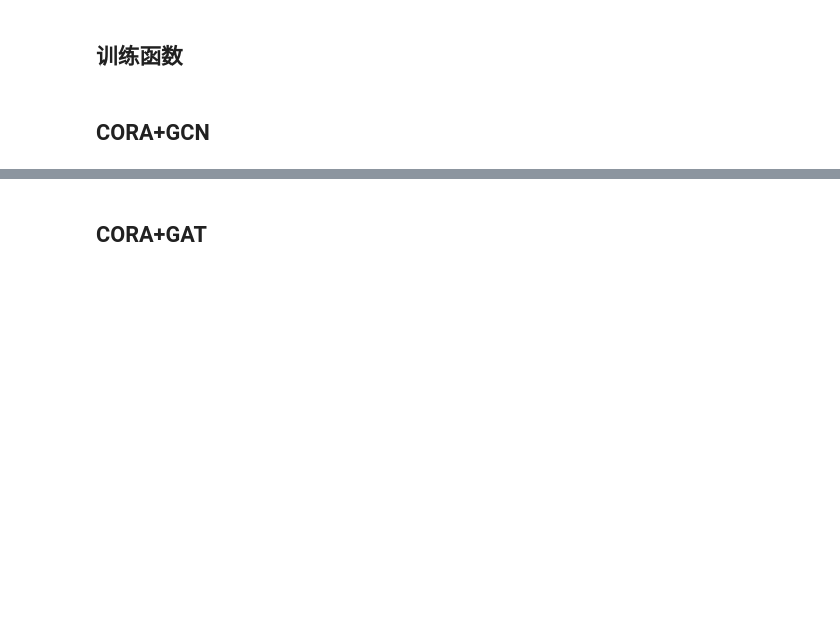
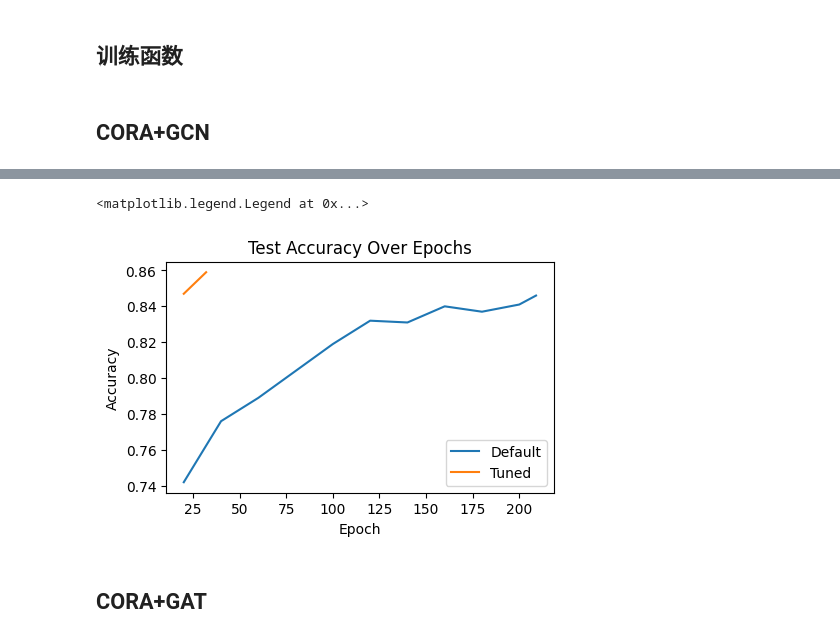
Before and after one commit to coder-zmz/DM-Final, a Jupyter notebook: colab.ipynb, the cells around one changed output, grey strips where cells are left out. Drawn from its saved outputs; the diff is of its cells as text; code cells hidden in the pictures; blank space fills up the shorter version.

```diff
--- a/colab.ipynb
+++ b/colab.ipynb
@@ -518,6 +654,7 @@ Early stopping at epoch 191
 from torch_geometric.nn import GCNConv
 import torch
 import torch.nn.functional as F
+
 
 class GCN(torch.nn.Module):
     def __init__(self, hidden_channels) -> None:
@@ -530,19 +667,23 @@ class GCN(torch.nn.Module):
         h = h.relu()
         # 对输入的节点特征 x 进行 Dropout 操作，以减少过拟合风险。
         # p=0.5 表示丢弃概率为0.5，即有50%的概率将输入置零。
-        h = F.dropout(h,p=0.5, training=self.training)
+        h = F.dropout(h, p=0.3, training=self.training)
         h = self.conv2(h, edge_index)
         return h
 
-model = GCN(hidden_channels=16)
+model = GCN(hidden_channels=64)
 print(model)
 
 # 定义损失函数、优化器、学习率调度器
 criterion = torch.nn.CrossEntropyLoss()
-optimizer = torch.optim.Adam(params=model.parameters(),lr = 0.1, weight_decay=5e-4)
-scheduler = torch.optim.lr_scheduler.StepLR(optimizer, step_size=20, gamma=0.1)
+optimizer = torch.optim.Adam(params=model.parameters(),lr = 0.1, weight_decay=0.005)
+#scheduler = torch.optim.lr_scheduler.StepLR(optimizer, step_size=10, gamma=0.5)
+scheduler = torch.optim.lr_scheduler.ReduceLROnPlateau(optimizer, mode='min', factor=0.5, patience=5)
 
 # 训练并评估模型
-cora_train_metrics_df, cora_test_metrics_df = train_and_evaluate(model, criterion, optimizer, data, 500, 10, scheduler)
+cora_train_metrics_tuned, cora_test_metrics_tuned = train_and_evaluate(model, criterion, optimizer, data, 300, 20, scheduler)
+
+print(f"训练集指标:\n{cora_train_metrics_tuned}")
+print(f"测试集指标:\n{cora_test_metrics_tuned}")
 # %% [output]
 GCN(
@@ -556,3 +702,18 @@ Early stopping at epoch 44
+# %%
+# 可视化
+import matplotlib.pyplot as plt
+
+# 调优后测试集上的准确率，叠加调优前的
+plt.figure(figsize=(5, 3))
+plt.plot(cora_test_metrics_default['epoch'], cora_test_metrics_default['accuracy'], label='Default')
+plt.plot(cora_test_metrics_tuned['epoch'], cora_test_metrics_tuned['accuracy'], label='Tuned')
+plt.title('Test Accuracy Over Epochs')
+plt.xlabel('Epoch')
+plt.ylabel('Accuracy')
+plt.legend()
+# %% [output]
+<matplotlib.legend.Legend at 0x...>
+[figure, added]
 # %% [markdown]
 ## CORA+GAT
 # %%
```
Also changed, not shown: parts of 8 cells of this notebook.
